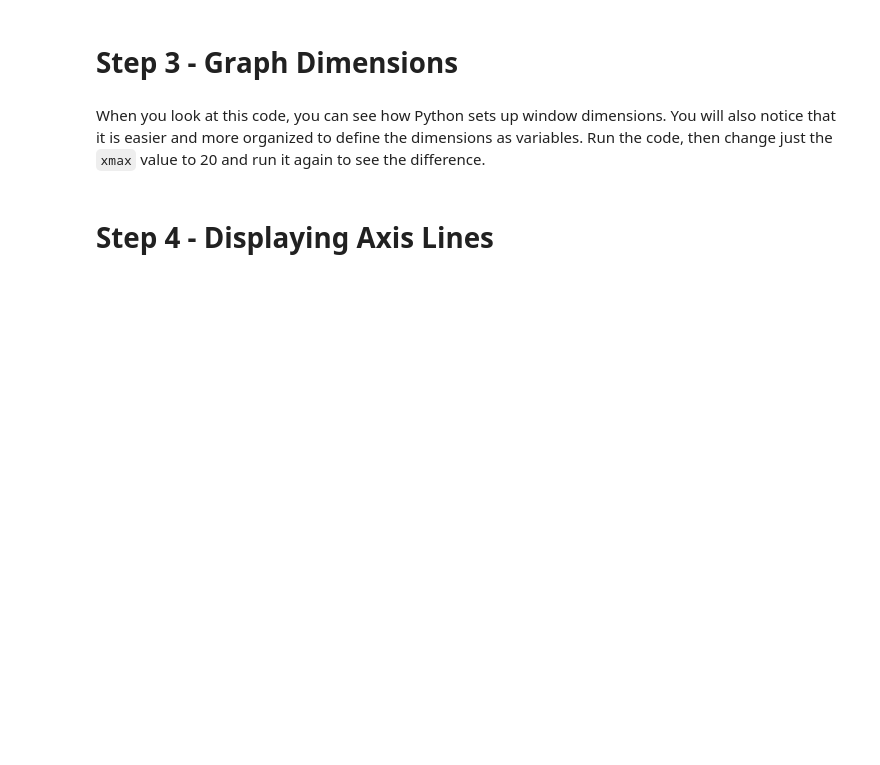
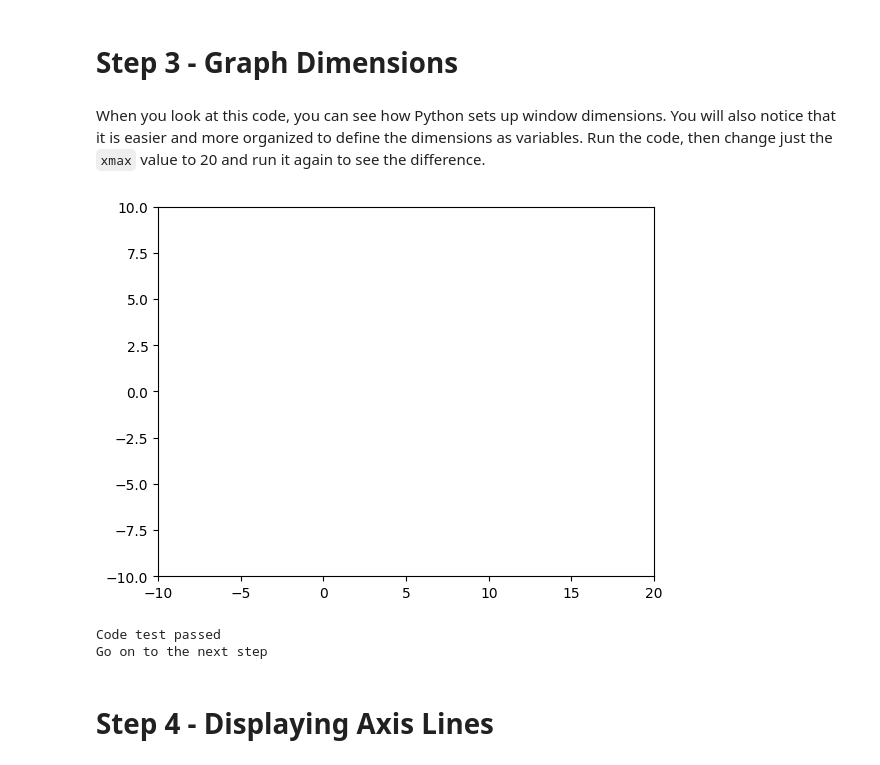
Before and after one commit to mostafadeiab/College-Algebra-with-Python-Certification, a Jupyter notebook: Projects/Graphing Calculator/Foundational_Math_2.ipynb, the cells around one changed output. Cells and saved outputs as stored; diff of their text form; code cells hidden in the pictures; blank space fills up the shorter version.

```diff
--- a/Projects/Graphing Calculator/Foundational_Math_2.ipynb
+++ b/Projects/Graphing Calculator/Foundational_Math_2.ipynb
@@ -79,18 +87,22 @@ When you look at this code, you can see how Python sets up window dimensions. Yo
 # %%
 import matplotlib.pyplot as plt
 
 xmin = -10
-xmax = 10
+xmax = 20
 ymin = -10
 ymax = 10
 
 fig, ax = plt.subplots()
 plt.axis([xmin,xmax,ymin,ymax]) # window size
 plt.show()
 
 # Only change code above this line
 import math_code_test_b as test
 test.step03(In[-1].split('# Only change code above this line')[0])
+# %% [output]
+[figure, added]
+Code test passed
+Go on to the next step
 # %% [markdown]
 # Step 4 - Displaying Axis Lines
 # %% [markdown]
```
Also changed, not shown: parts of 23 cells of this notebook.
